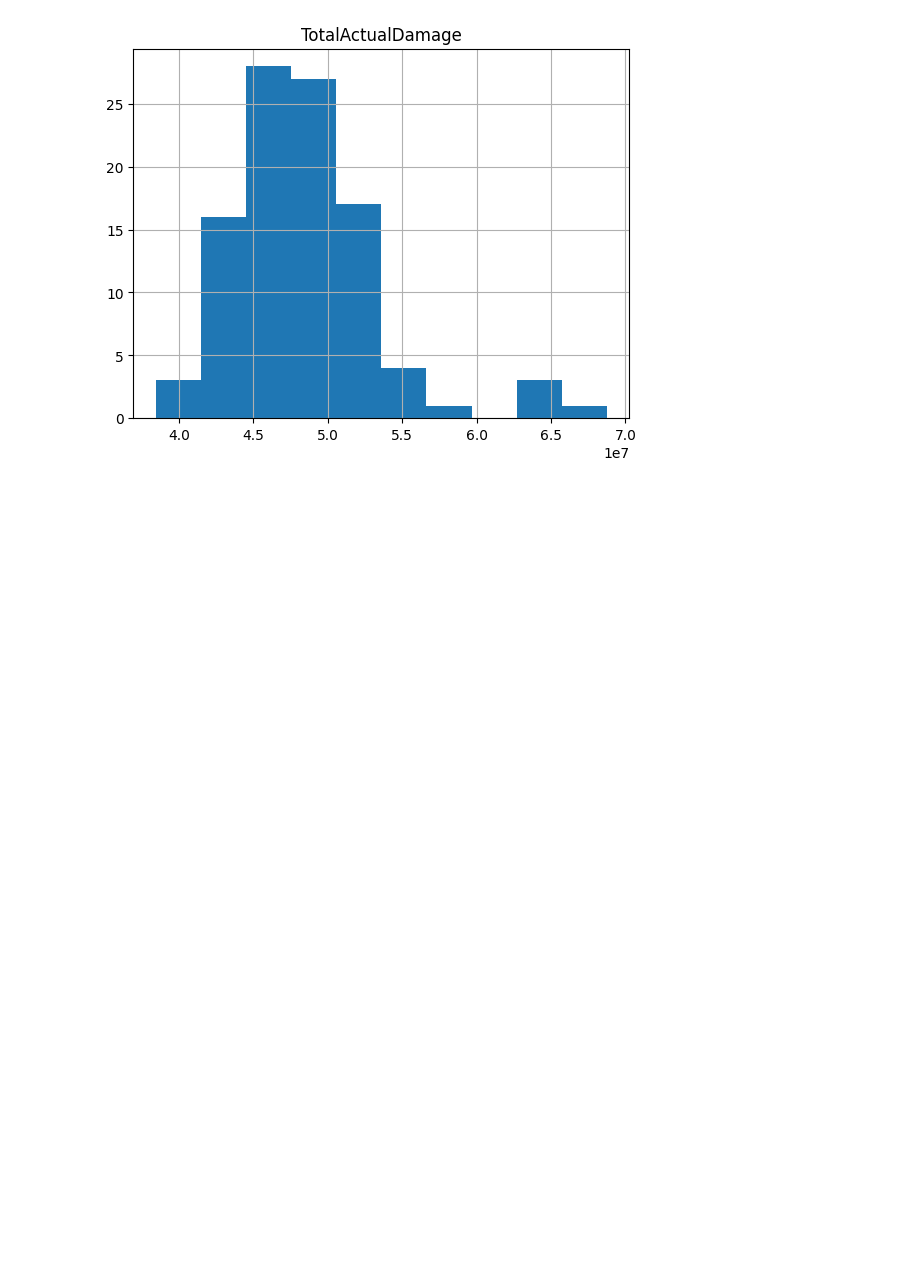
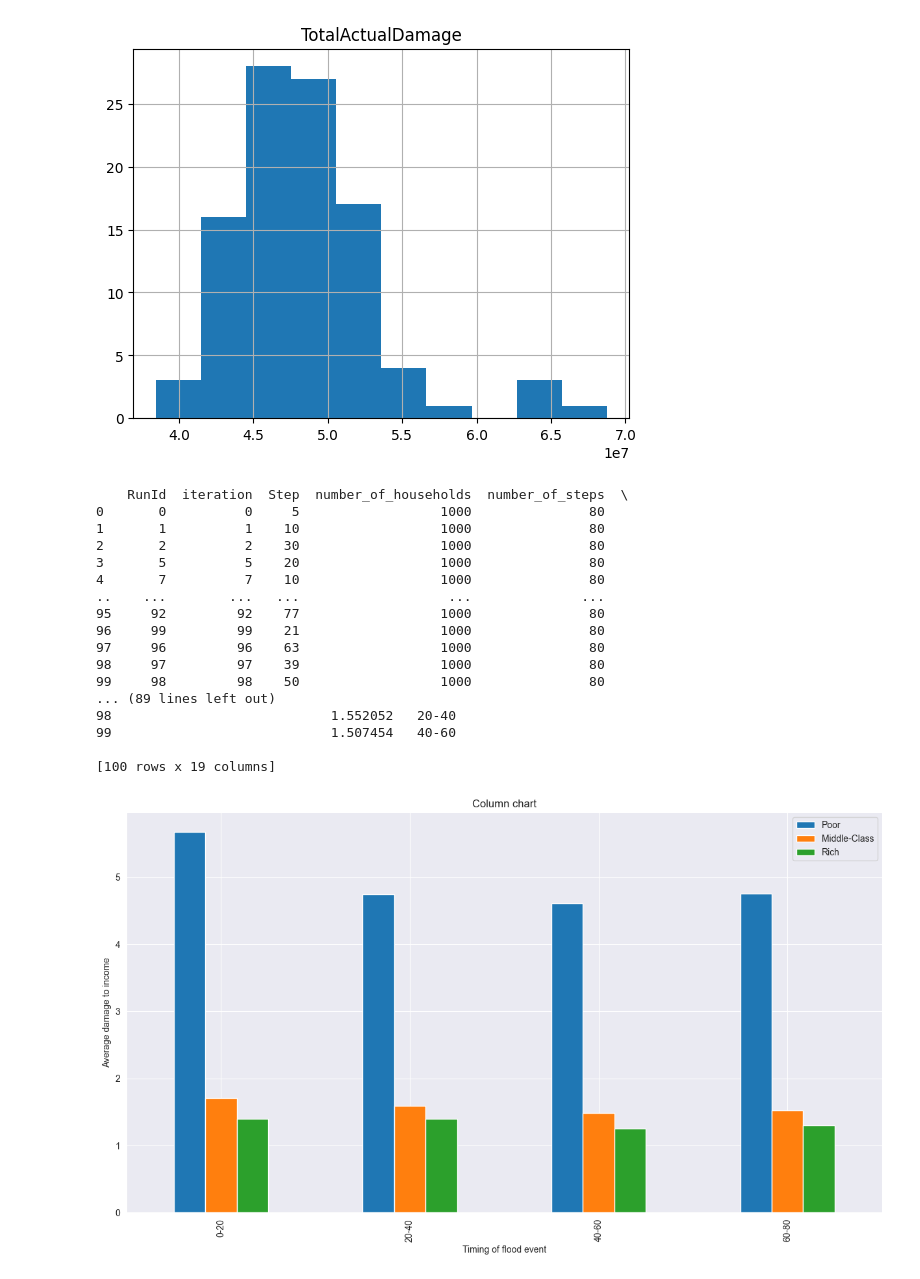
Before and after one commit to Martijntjevdg/SEN1211-ABM, a Jupyter notebook: base_model_mesa/model/BaseCaseAnalysis.ipynb, the cells around one changed output. Saved outputs shown, nothing was run; the diff lists cells and outputs as text; code cells hidden in the pictures; blank space fills up the shorter version.

Commit message:
Base Case analyse + experimenten
Gedaan door Simo

```diff
--- a/base_model_mesa/model/BaseCaseAnalysis.ipynb
+++ b/base_model_mesa/model/BaseCaseAnalysis.ipynb
@@ -38,3 +38,57 @@ Text(0.5, 1.0, 'Average Damage per agent for each income label')
 histogram_actual_damage = base_case.hist('TotalActualDamage')
 # %% [output]
 [figure]
+# %%
+# Sample DataFrame (replace this with your actual DataFrame)
+
+
+plotdata = pd.DataFrame({
+
+    "Poor":base_case['AverageIncomeToDamagePoorHousehold'],
+
+    "Middle-Class":base_case['AverageIncomeToDamageMiddleClassHousehold'],
+
+    "Rich":base_case['AverageIncomeToDamageRichHousehold']})
+
+# Define the intervals for clustering and provide labeling.
+intervals = [0, 20, 40, 60, 80]
+custom_labels = ['0-20', '20-40', '40-60', '60-80']
+
+# Create a new column representing the clusters
+base_case['Cluster'] = pd.cut(base_case['Step'], bins=intervals, labels=custom_labels)
+
+# Create the plotdata DataFrame - we have not used this, because afterwards we chose for boxplots. But it was a way to experiment with the data.
+plotdata = pd.DataFrame({
+    "Poor": base_case.groupby('Cluster')['AverageIncomeToDamagePoorHousehold'].mean(),
+    "Middle-Class": base_case.groupby('Cluster')['AverageIncomeToDamageMiddleClassHousehold'].mean(),
+    "Rich": base_case.groupby('Cluster')['AverageIncomeToDamageRichHousehold'].mean()
+})
+
+# Display the result
+print(base_case)
+plotdata.plot(kind="bar", figsize=(15, 8))
+
+plt.title("Column chart")
+plt.xlabel("Timing of flood event")
+plt.ylabel("Average damage to income")
+
+plt.show()
+# %% [output]
+    RunId  iteration  Step  number_of_households  number_of_steps  \
+0       0          0     5                  1000               80
+1       1          1    10                  1000               80
+2       2          2    30                  1000               80
+3       5          5    20                  1000               80
+4       7          7    10                  1000               80
+..    ...        ...   ...                   ...              ...
+95     92         92    77                  1000               80
+96     99         99    21                  1000               80
+97     96         96    63                  1000               80
+98     97         97    39                  1000               80
+99     98         98    50                  1000               80
+... (89 lines left out)
+98                            1.552052   20-40
+99                            1.507454   40-60
+
+[100 rows x 19 columns]
+[figure, added]
```
Also changed, not shown: parts of 1 cell of this notebook, 6 other files.
